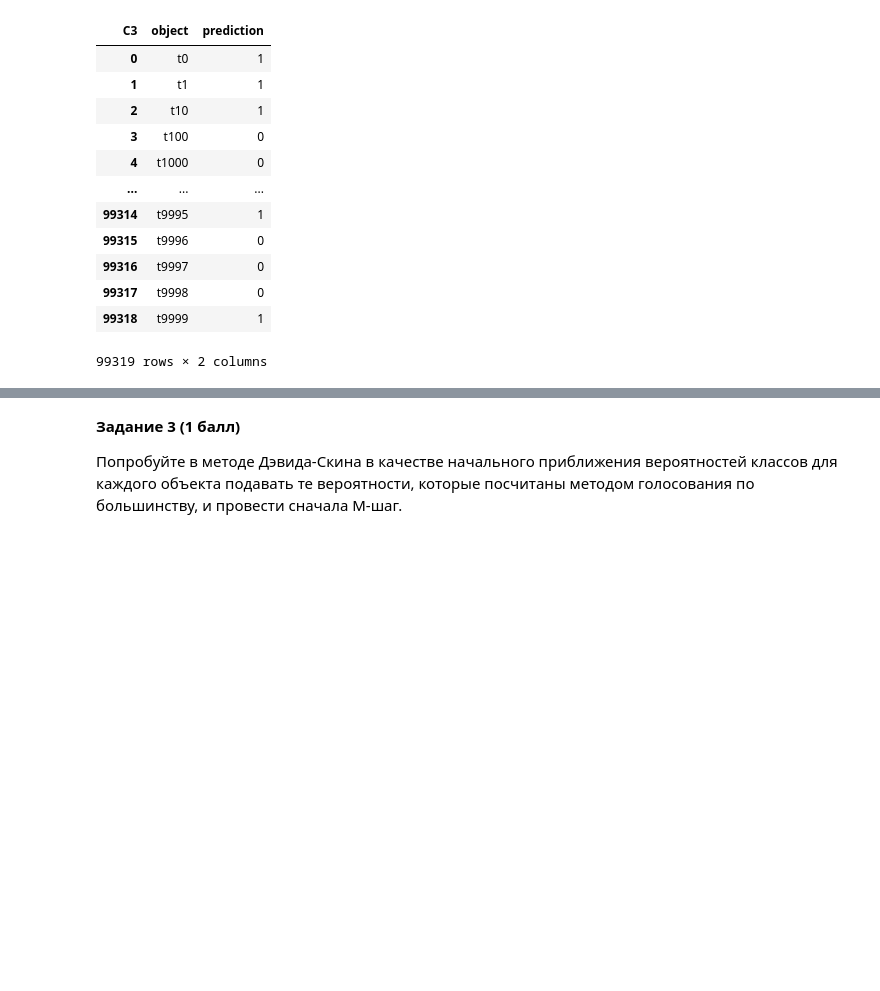
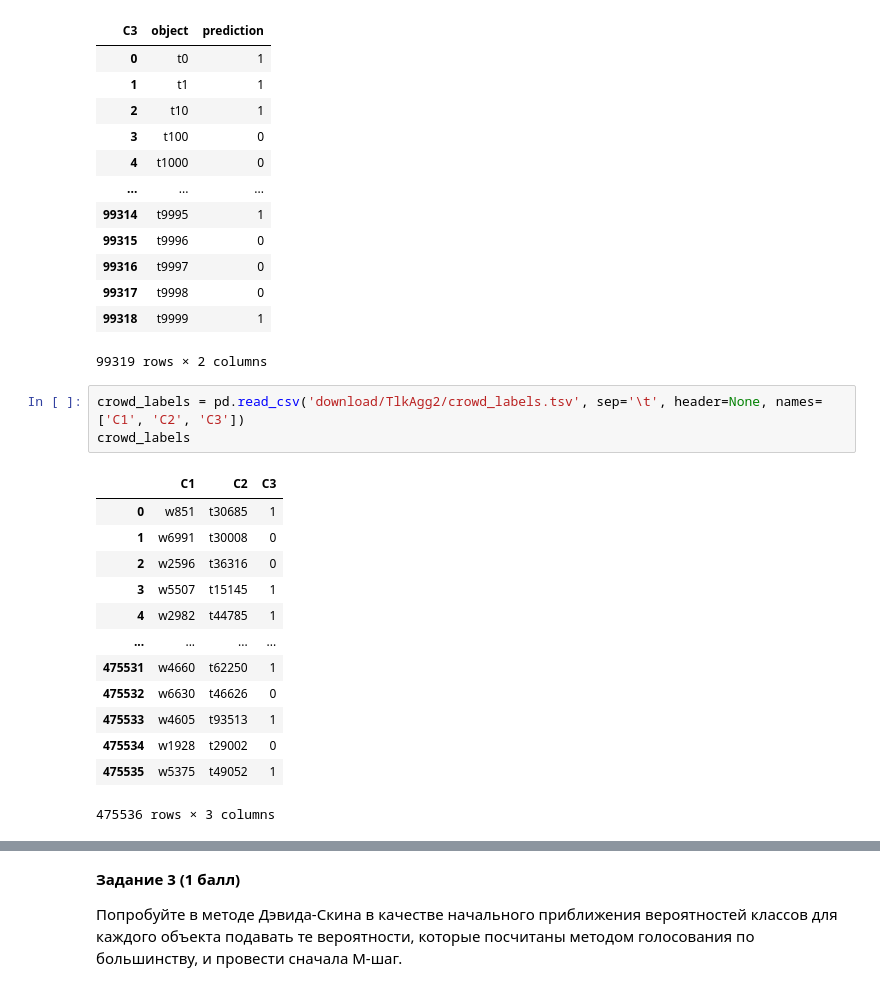
Before and after one commit to Rollcorn/deep-learning-practice, a Jupyter notebook: shad-hws/lab_7_EM_Cluster_AV-2.ipynb, the cells around one changed output, grey strips where cells are left out. Drawn from its saved outputs; the diff is of its cells as text; blank space fills up the shorter version.

```diff
--- a/shad-hws/lab_7_EM_Cluster_AV-2.ipynb
+++ b/shad-hws/lab_7_EM_Cluster_AV-2.ipynb
@@ -220,6 +230,23 @@ majority_result
 | 99317 | t9998 | 0 |
 | 99318 | t9999 | 1 |
 99319 rows × 2 columns
+# %%
+crowd_labels = pd.read_csv('download/TlkAgg2/crowd_labels.tsv', sep='\t', header=None, names=['C1', 'C2', 'C3'])
+crowd_labels
+# %% [output]
+|  | C1 | C2 | C3 |
+| 0 | w851 | t30685 | 1 |
+| 1 | w6991 | t30008 | 0 |
+| 2 | w2596 | t36316 | 0 |
+| 3 | w5507 | t15145 | 1 |
+| 4 | w2982 | t44785 | 1 |
+| ... | ... | ... | ... |
+| 475531 | w4660 | t62250 | 1 |
+| 475532 | w6630 | t46626 | 0 |
+| 475533 | w4605 | t93513 | 1 |
+| 475534 | w1928 | t29002 | 0 |
+| 475535 | w5375 | t49052 | 1 |
+475536 rows × 3 columns
 # %%
 # Apply Dawid-Skene Method
 dawid_skene = DawidSkene(crowd_labels)
```
Also changed, not shown: parts of 12 cells of this notebook, 3 other files.
